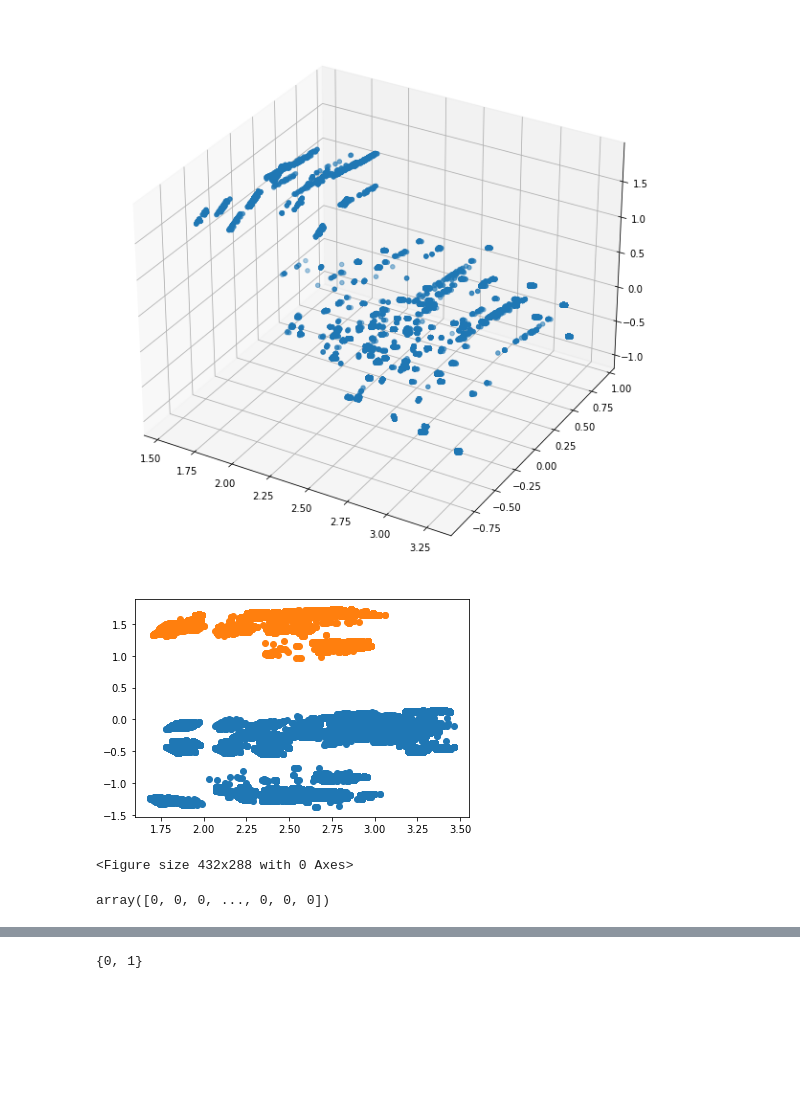
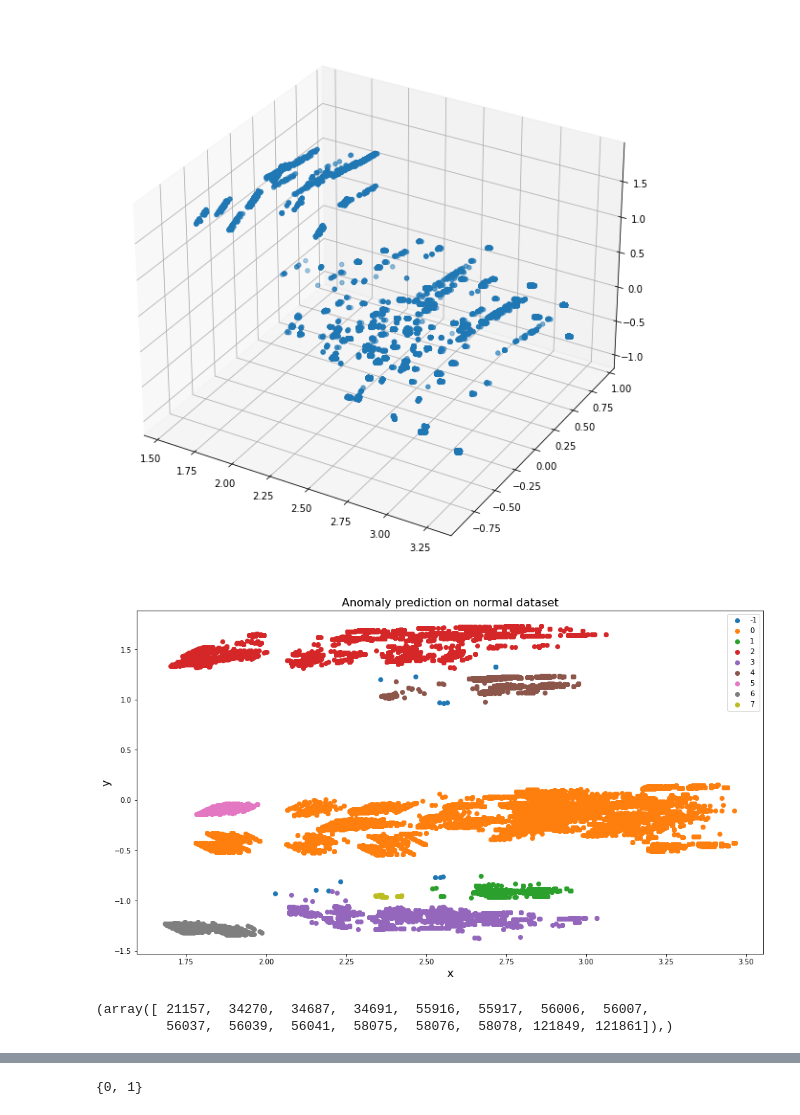
Before and after one commit to hotshot07/thesis, a Jupyter notebook: final_notebooks/knn/Using KNN.ipynb, the cells around one changed output, grey strips where cells are left out. Saved outputs shown, nothing was run; the diff lists cells and outputs as text; code cells hidden in the pictures; blank space fills up the shorter version.

```diff
--- a/final_notebooks/knn/Using KNN.ipynb
+++ b/final_notebooks/knn/Using KNN.ipynb
@@ -81,7 +80,8 @@ ax.scatter3D([x[0] for x in svd_attack[:20000]],[y[1] for y in svd_attack[:20000
 svd = TruncatedSVD(n_components=2, n_iter=10)
 svd_normal = svd.fit_transform(processed_normal.values)
 # %%
-model = DBSCAN(eps=0.30, min_samples=9)
+model = DBSCAN(eps=0.1, min_samples=9)
+from numpy import unique, where
 
 yhat = model.fit_predict(svd_normal)
 
@@ -89,13 +89,20 @@ clusters = unique(yhat)
 # %%
 for cluster in clusters:
     row_ix = where(yhat == cluster)
-    plt.scatter(svd_normal[row_ix, 0], svd_normal[row_ix, 1])
+    plt.scatter(svd_normal[row_ix, 0], svd_normal[row_ix, 1], label = cluster)
+
+plt.xlabel('x', fontsize=16)
+plt.ylabel('y',fontsize=16)
+plt.title("Anomaly prediction on normal dataset", fontsize=16)
+plt.legend()
+plt.savefig("normal_data_dbscan.jpg", dpi = 220, bbox_inches='tight')
 plt.show()
-plt.savefig("cool_dbscan2d.jpg", dpi = 220, bbox_inches='tight')
 # %% [output]
-[figure, old version]
+[figure, new version]
-<Figure size 432x288 with 0 Axes>
 # %%
-yhat
+anomalies = where(yhat == -1)
-# %% [output]
-array([0, 0, 0, ..., 0, 0, 0])
+# %%
+anomalies
+# %% [output]
+(array([ 21157,  34270,  34687,  34691,  55916,  55917,  56006,  56007,
+         56037,  56039,  56041,  58075,  58076,  58078, 121849, 121861]),)
```
Also changed, not shown: parts of 7 cells of this notebook, 27 other files.
